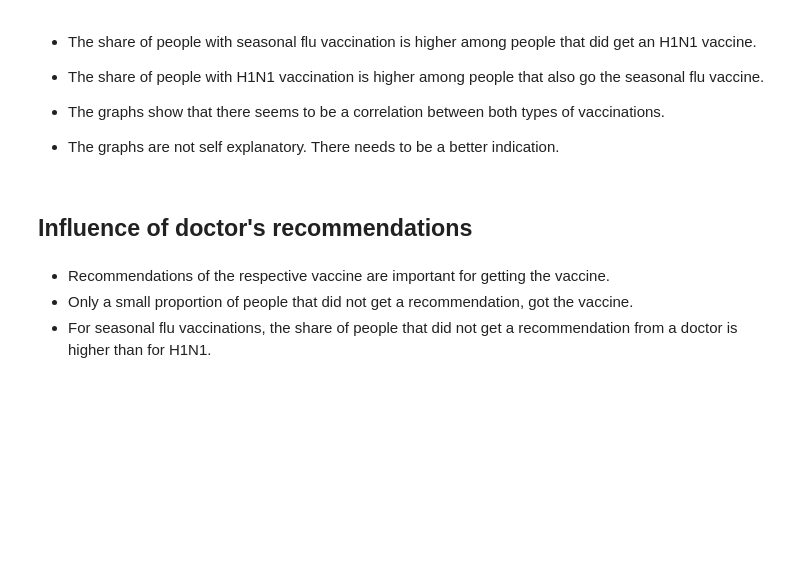
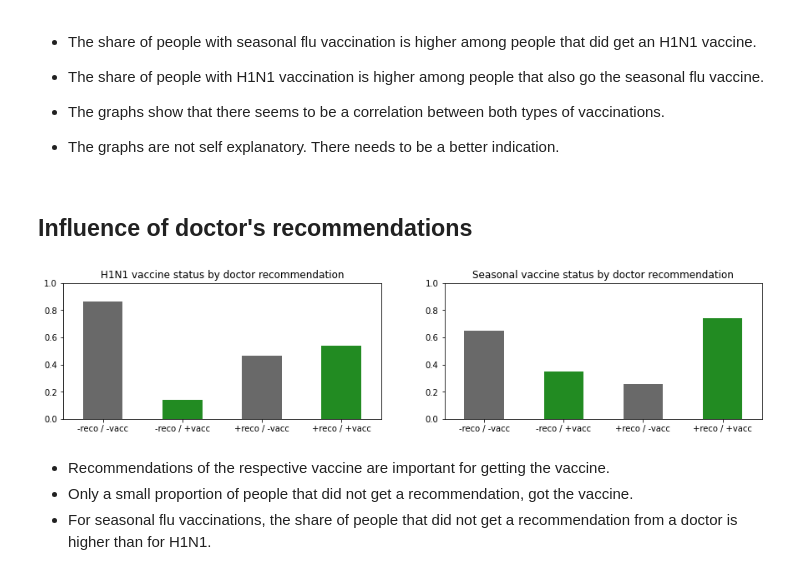
Before and after one commit to RayKwame/TheFluShot, a Jupyter notebook: notebooks/EDA.ipynb, the cells around one changed output. Saved outputs shown, nothing was run; the diff lists cells and outputs as text; code cells hidden in the pictures; blank space fills up the shorter version.

Commit message:
Added code for printing plots

```diff
--- a/notebooks/EDA.ipynb
+++ b/notebooks/EDA.ipynb
@@ -86,23 +127,27 @@ plt.show()
 # %%
 # Creating plots for showing if vaccinations have been recommended by a doctor
 
 fig, (ax1, ax2) = plt.subplots(1, 2, figsize=(15,3))
 
 df.groupby('doctor_recc_h1n1').h1n1_vaccine.value_counts(normalize=True, sort=False).plot(kind='bar', color=['dimgrey', 'forestgreen'], ax=ax1,  rot=0)
 ax1.set_title('H1N1 vaccine status by doctor recommendation')
 ax1.set_xlabel('')
-ax1.set_xticklabels(['Not vaccinated', 'Vaccinated', 'Not vaccinated', 'Vaccinated'])
+ax1.set_xticklabels(['-reco / -vacc', '-reco / +vacc', '+reco / -vacc', '+reco / +vacc'])
 ax1.set_ylim([0,1])
 
 df.groupby('doctor_recc_seasonal').seasonal_vaccine.value_counts(normalize=True, sort=False).plot(kind='bar', ax=ax2, color=['dimgrey', 'forestgreen'], rot=0)
 ax2.set_title('Seasonal vaccine status by doctor recommendation')
 ax2.set_xlabel('')
 ax2.set_xticklabels(['-reco / -vacc', '-reco / +vacc', '+reco / -vacc', '+reco / +vacc'])
 ax2.set_ylim([0,1])
 # ax2.legend(title='color', bbox_to_anchor=(1.05, 1), loc='upper left')
 
 fig.subplots_adjust(hspace=0.3)
+
+plt.savefig('../images/target_recommendations.jpg')
 plt.show()
+# %% [output]
+[figure, added]
 # %% [markdown]
 - Recommendations of the respective vaccine are important for getting the vaccine.
 - Only a small proportion of people that did not get a recommendation, got the vaccine.
```
Also changed, not shown: parts of 14 cells of this notebook.
